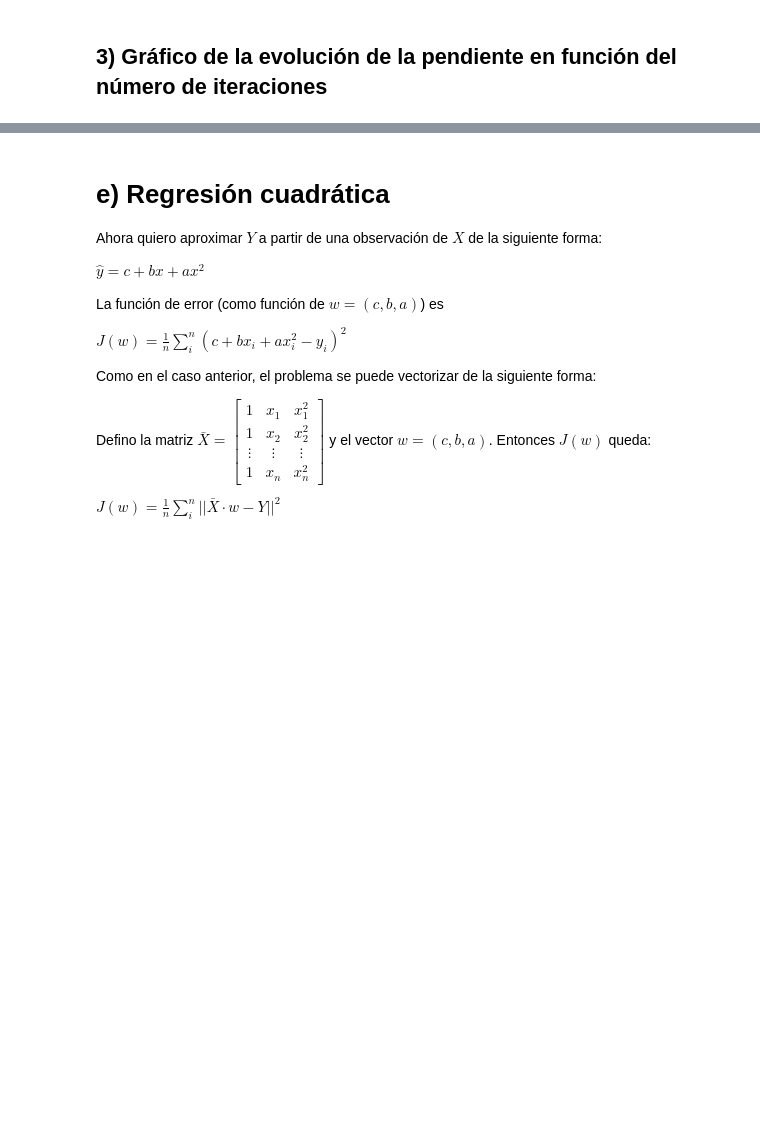
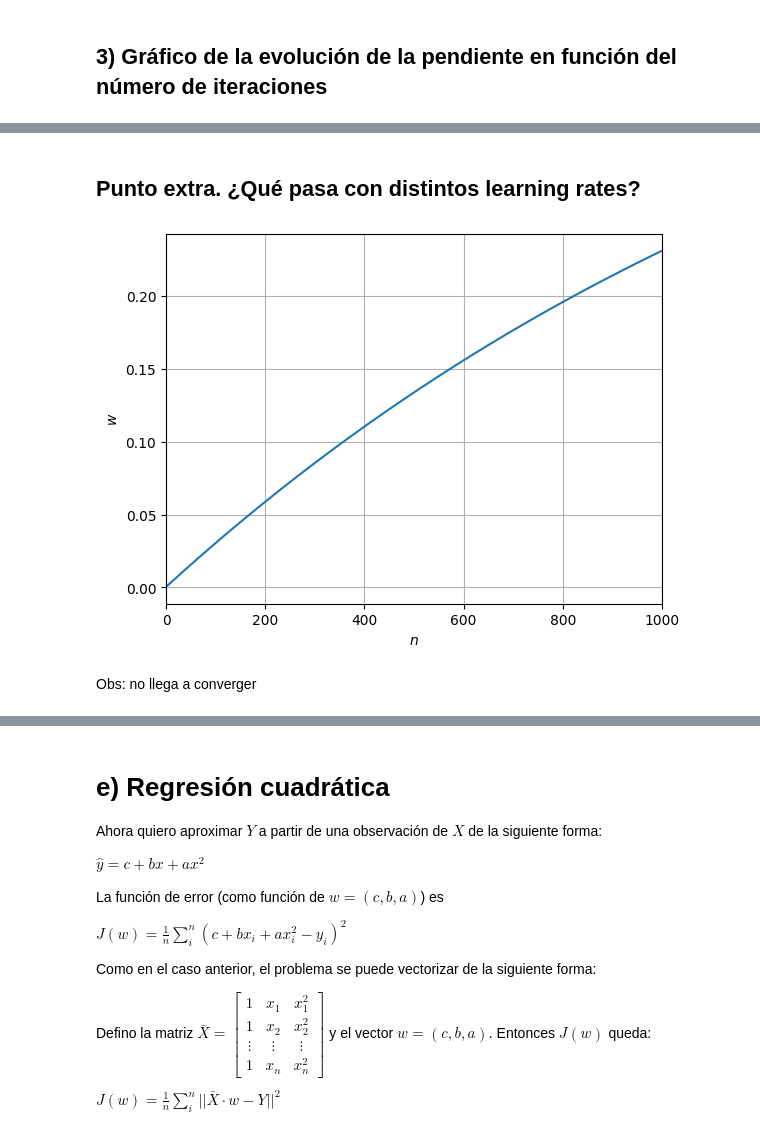
Before and after one commit to smabrera03/Taller-de-se-ales-2025C2, a Jupyter notebook: TPS/TP1 Regresión lineal/TP1_Cabrera.ipynb, the cells around one changed output, grey strips where cells are left out. Cells and saved outputs as stored; diff of their text form; code cells hidden in the pictures; blank space fills up the shorter version.

```diff
--- a/TPS/TP1 Regresión lineal/TP1_Cabrera.ipynb
+++ b/TPS/TP1 Regresión lineal/TP1_Cabrera.ipynb
@@ -228,0 +228,17 @@ plt.grid(True)
+# %% [markdown]
+## Punto extra. ¿Qué pasa con distintos learning rates?
+# %%
+learning_rate = 0.001
+regresion.fit_gradient(learning_rate, n_iter)
+# %%
+plt.plot(n, regresion.pendientes)
+plt.xlabel(r'$n$')
+plt.ylabel(r'$w$')
+
+plt.xlim(0, n_iter)
+
+plt.grid(True)
+# %% [output]
+[figure, added]
+# %% [markdown]
+Obs: no llega a converger
```
Also changed, not shown: parts of 13 cells of this notebook, 3 other files.
